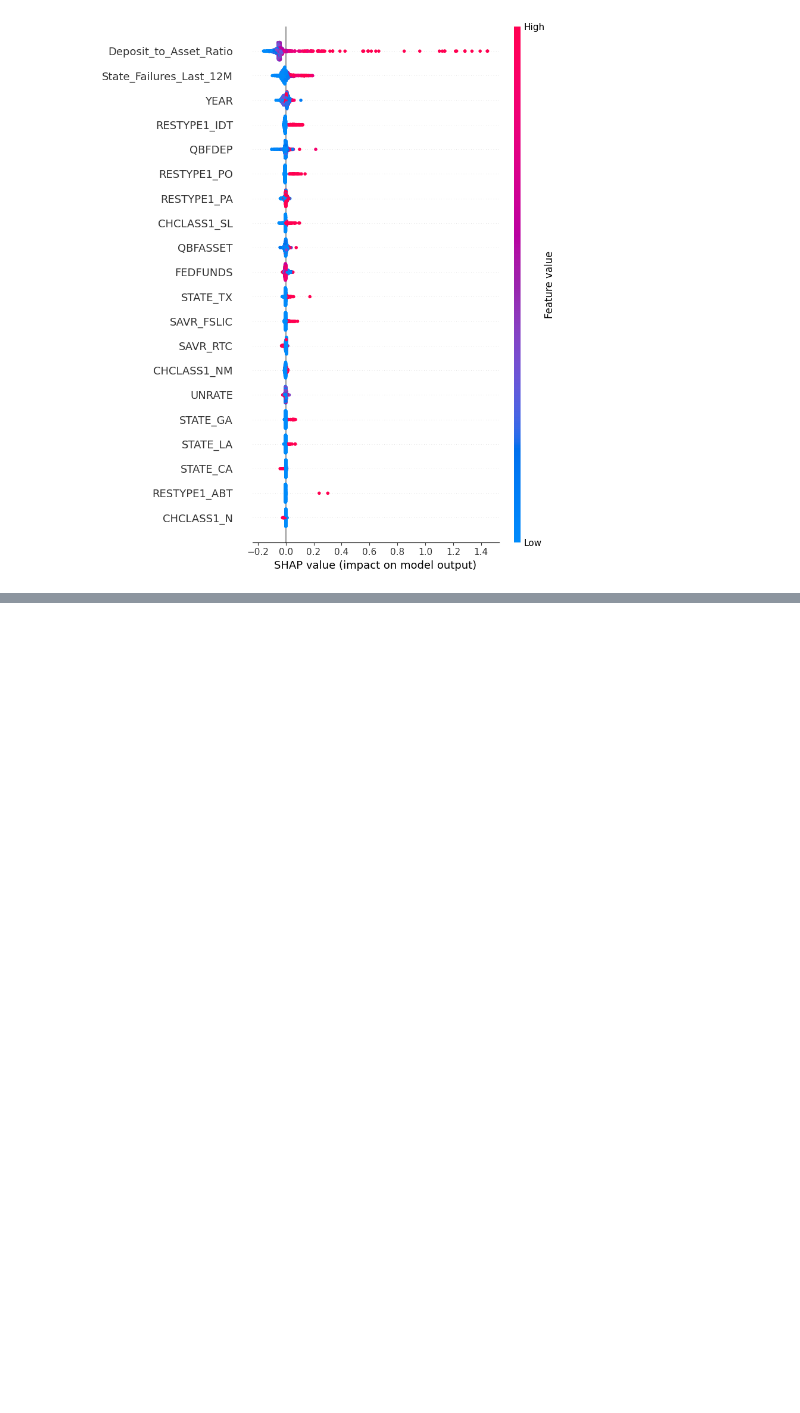
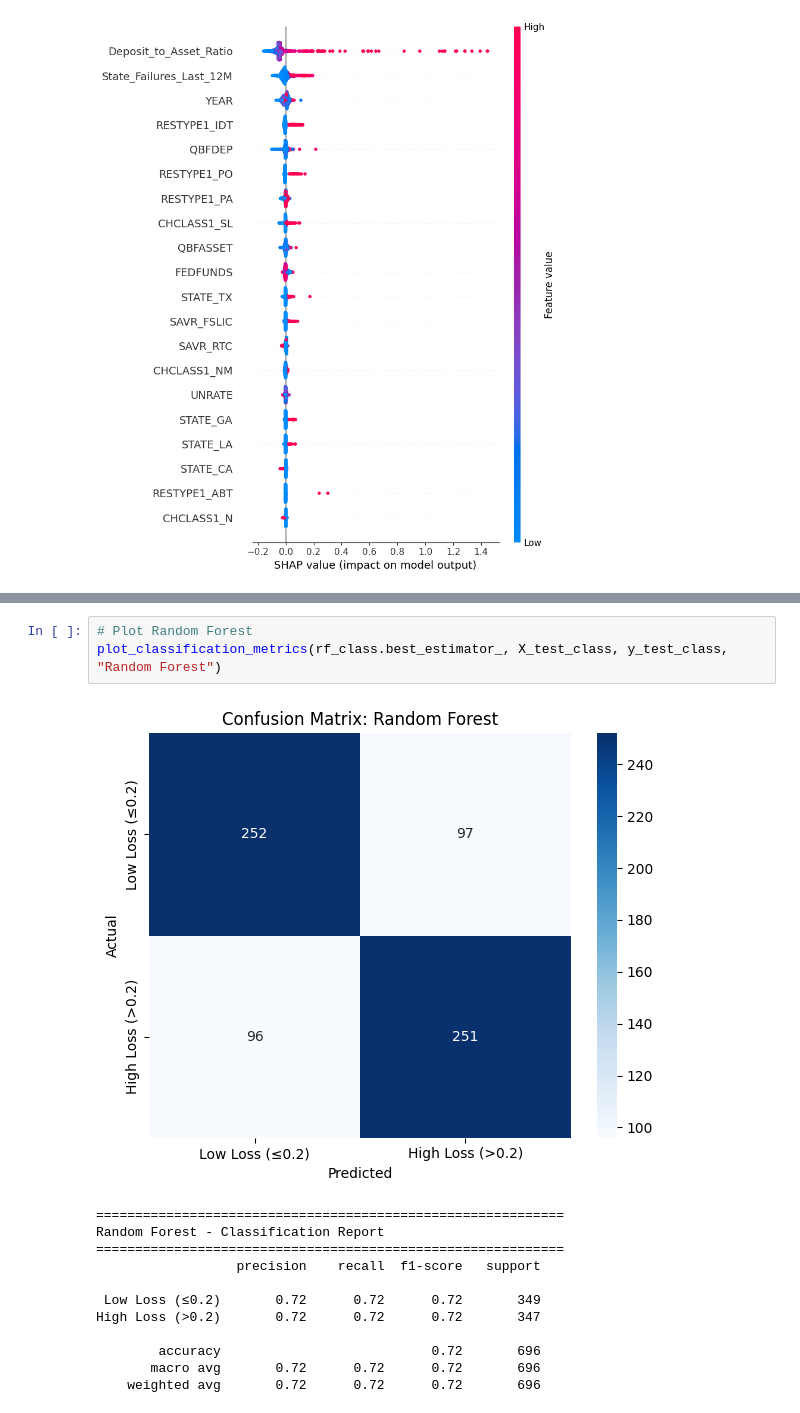
Before and after one commit to Linablh/ML_Project, a Jupyter notebook: test02.ipynb, the cells around one changed output, grey strips where cells are left out. Saved outputs shown, nothing was run; the diff lists cells and outputs as text; blank space fills up the shorter version.

```diff
--- a/test02.ipynb
+++ b/test02.ipynb
@@ -327,0 +506,16 @@ These matter, but less than your engineered features.
+# %%
+# Plot Random Forest
+plot_classification_metrics(rf_class.best_estimator_, X_test_class, y_test_class, "Random Forest")
+# %% [output]
+[figure, added]
+============================================================
+Random Forest - Classification Report
+============================================================
+                  precision    recall  f1-score   support
+
+ Low Loss (≤0.2)       0.72      0.72      0.72       349
+High Loss (>0.2)       0.72      0.72      0.72       347
+
+        accuracy                           0.72       696
+       macro avg       0.72      0.72      0.72       696
+    weighted avg       0.72      0.72      0.72       696
```
Also changed, not shown: parts of 15 cells of this notebook.
